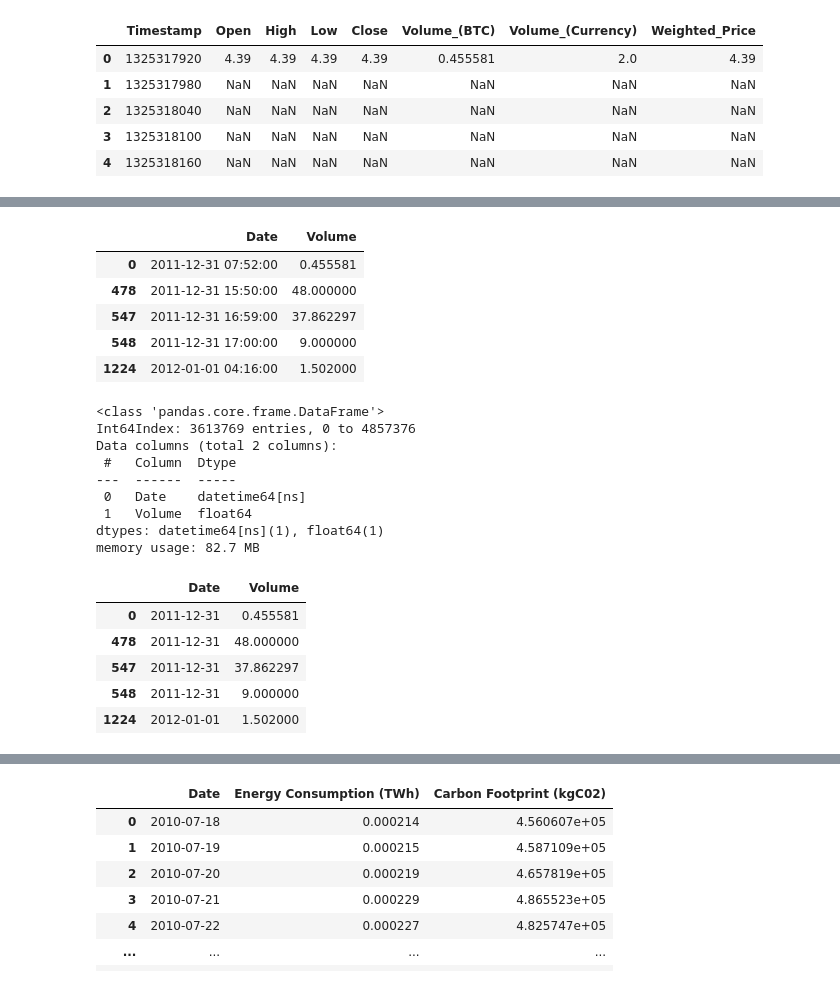
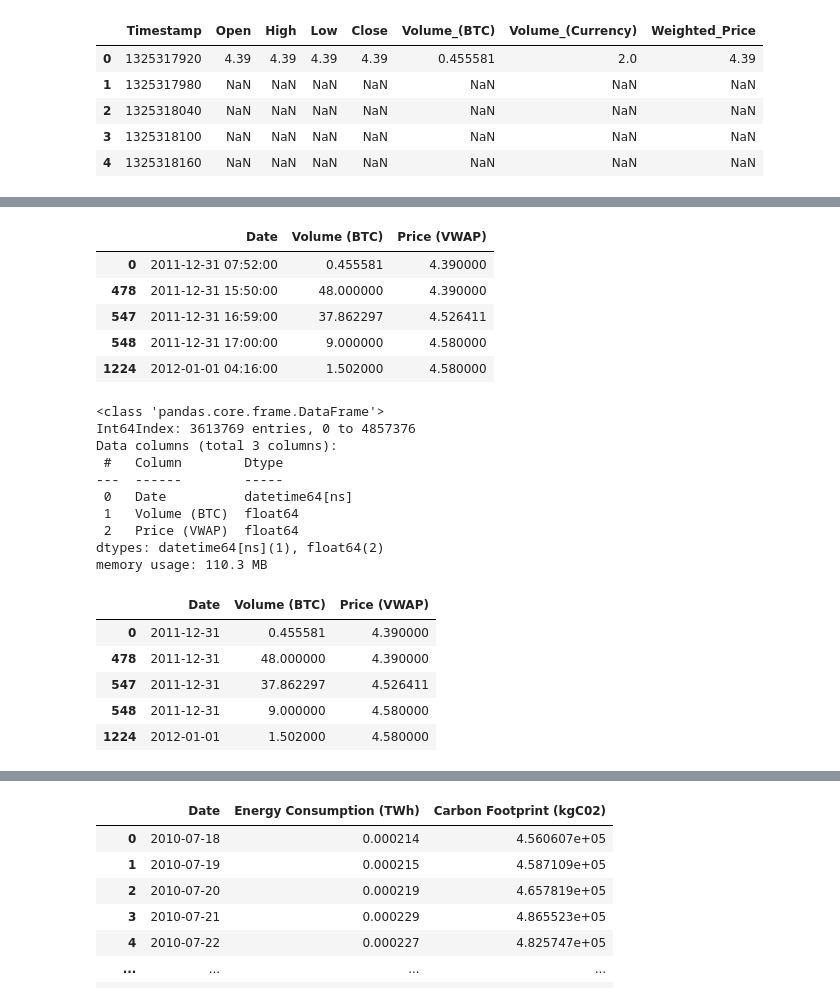
Before and after one commit to nicocoloco/cs132proj, a Jupyter notebook: CS-132-Final-Project.ipynb, the cells around one changed output, grey strips where cells are left out. Cells and saved outputs as stored; diff of their text form; code cells hidden in the pictures.

```diff
--- a/CS-132-Final-Project.ipynb
+++ b/CS-132-Final-Project.ipynb
@@ -224,48 +251,50 @@ memory usage: 296.5 MB
 # %%
 # drop irrelevant columns
 df4.drop('Open', axis=1, inplace=True)
 df4.drop('High', axis=1, inplace=True)
 df4.drop('Low', axis=1, inplace=True)
 df4.drop('Close', axis=1, inplace=True)
 df4.drop('Volume_(Currency)', axis=1, inplace=True)
-df4.drop('Weighted_Price', axis=1, inplace=True)
 
-df4.rename(columns = {'Volume_(BTC)':'Volume'}, inplace = True) # rename column
+# rename columns
+df4.rename(columns = {'Volume_(BTC)':'Volume (BTC)'}, inplace = True)
+df4.rename(columns = {'Weighted_Price':'Price (VWAP)'}, inplace = True)
 
 # convert unix timestamp to datetime
 df4['Timestamp'] = pd.to_datetime(df4['Timestamp'], unit="s")
 df4.rename(columns = {'Timestamp':'Date'}, inplace = True)
 threshhold = len(df4.index)*0.7
 df4.dropna(axis=1, thresh=threshhold, inplace=True)
 df4.dropna(inplace=True)
 df4.head()
 # %% [output]
-|  | Date | Volume |
-| 0 | 2011-12-31 07:52:00 | 0.455581 |
-| 478 | 2011-12-31 15:50:00 | 48.000000 |
-| 547 | 2011-12-31 16:59:00 | 37.862297 |
-| 548 | 2011-12-31 17:00:00 | 9.000000 |
-| 1224 | 2012-01-01 04:16:00 | 1.502000 |
+|  | Date | Volume (BTC) | Price (VWAP) |
+| 0 | 2011-12-31 07:52:00 | 0.455581 | 4.390000 |
+| 478 | 2011-12-31 15:50:00 | 48.000000 | 4.390000 |
+| 547 | 2011-12-31 16:59:00 | 37.862297 | 4.526411 |
+| 548 | 2011-12-31 17:00:00 | 9.000000 | 4.580000 |
+| 1224 | 2012-01-01 04:16:00 | 1.502000 | 4.580000 |
 # %%
 df4.info()
 # %% [output]
 <class 'pandas.core.frame.DataFrame'>
 Int64Index: 3613769 entries, 0 to 4857376
-Data columns (total 2 columns):
- #   Column  Dtype
----  ------  -----
- 0   Date    datetime64[ns]
- 1   Volume  float64
-dtypes: datetime64[ns](1), float64(1)
-memory usage: 82.7 MB
+Data columns (total 3 columns):
+ #   Column        Dtype
+---  ------        -----
+ 0   Date          datetime64[ns]
+ 1   Volume (BTC)  float64
+ 2   Price (VWAP)  float64
+dtypes: datetime64[ns](1), float64(2)
+memory usage: 110.3 MB
 # %%
 # remove time
 df4["Date"] = df4["Date"].dt.normalize()
 df4.head()
 # %% [output]
-|  | Date | Volume |
-| 0 | 2011-12-31 | 0.455581 |
-| 478 | 2011-12-31 | 48.000000 |
-| 547 | 2011-12-31 | 37.862297 |
-| 548 | 2011-12-31 | 9.000000 |
-| 1224 | 2012-01-01 | 1.502000 |
+|  | Date | Volume (BTC) | Price (VWAP) |
+| 0 | 2011-12-31 | 0.455581 | 4.390000 |
+| 478 | 2011-12-31 | 48.000000 | 4.390000 |
+| 547 | 2011-12-31 | 37.862297 | 4.526411 |
+| 548 | 2011-12-31 | 9.000000 | 4.580000 |
+| 1224 | 2012-01-01 | 1.502000 | 4.580000 |
```
Also changed, not shown: parts of 23 cells of this notebook.
